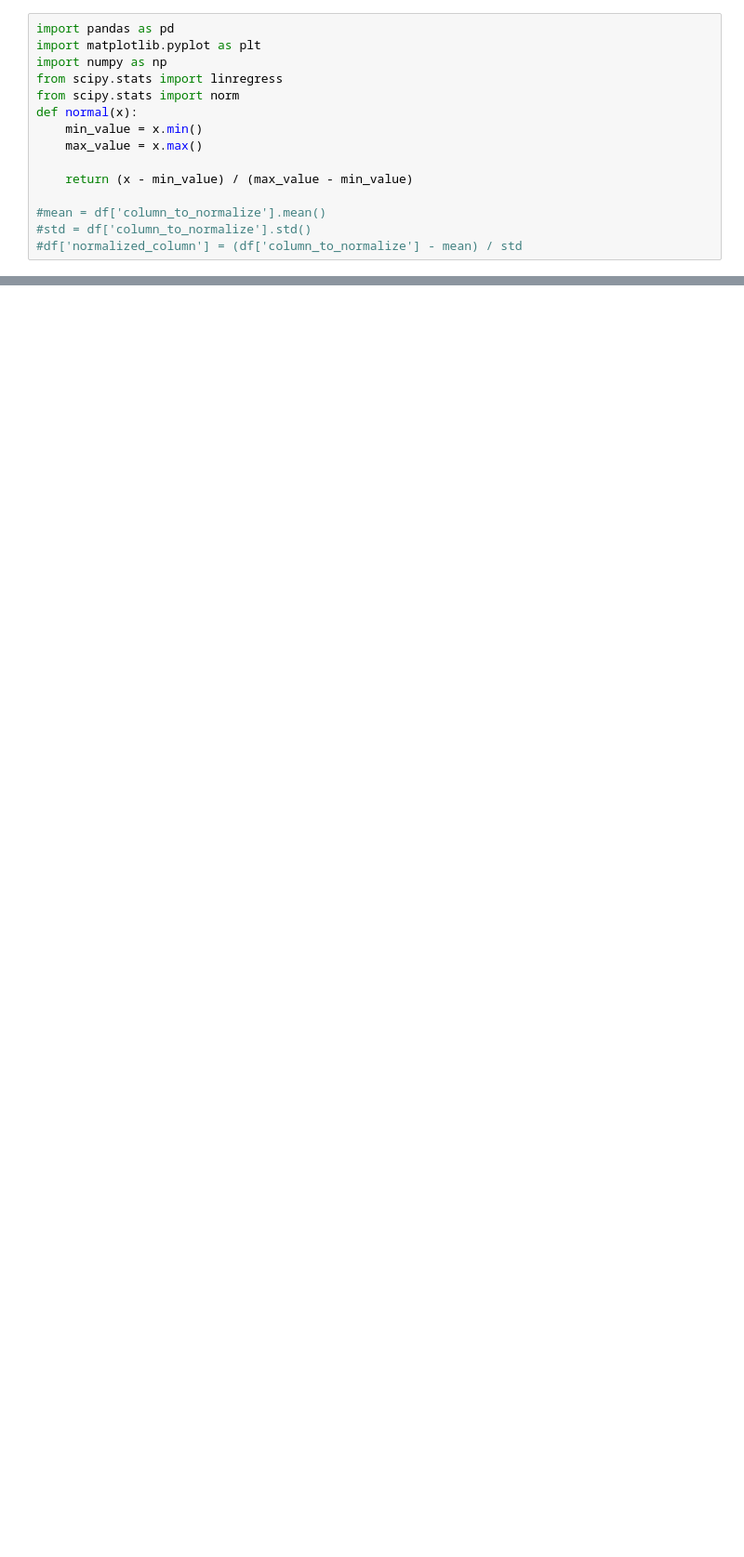
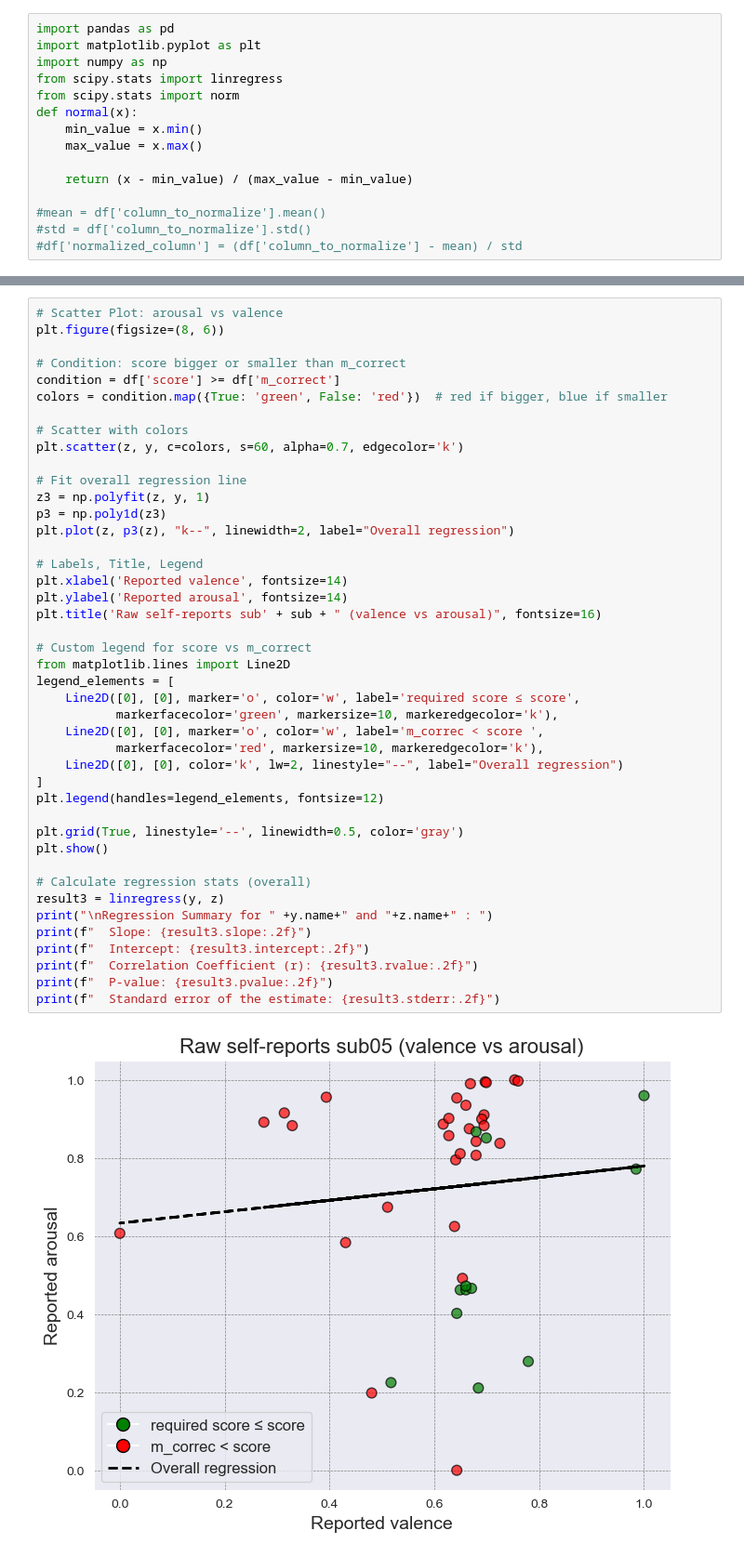
Before and after one commit to Aliadelik07/effort_analysis, a Jupyter notebook: Block_analysis.ipynb, the cells around one changed output, grey strips where cells are left out. Shown at 93% size. Drawn from its saved outputs; the diff is of its cells as text; blank space fills up the shorter version.

```diff
--- a/Block_analysis.ipynb
+++ b/Block_analysis.ipynb
@@ -304,0 +202,45 @@ df
+# %%
+# Scatter Plot: arousal vs valence
+plt.figure(figsize=(8, 6))
+
+# Condition: score bigger or smaller than m_correct
+condition = df['score'] >= df['m_correct']
+colors = condition.map({True: 'green', False: 'red'})  # red if bigger, blue if smaller
+
+# Scatter with colors
+plt.scatter(z, y, c=colors, s=60, alpha=0.7, edgecolor='k')
+
+# Fit overall regression line
+z3 = np.polyfit(z, y, 1)
+p3 = np.poly1d(z3)
+plt.plot(z, p3(z), "k--", linewidth=2, label="Overall regression")
+
+# Labels, Title, Legend
+plt.xlabel('Reported valence', fontsize=14)
+plt.ylabel('Reported arousal', fontsize=14)
+plt.title('Raw self-reports sub' + sub + " (valence vs arousal)", fontsize=16)
+
+# Custom legend for score vs m_correct
+from matplotlib.lines import Line2D
+legend_elements = [
+    Line2D([0], [0], marker='o', color='w', label='required score ≤ score',
+           markerfacecolor='green', markersize=10, markeredgecolor='k'),
+    Line2D([0], [0], marker='o', color='w', label='m_correc < score ',
+           markerfacecolor='red', markersize=10, markeredgecolor='k'),
+    Line2D([0], [0], color='k', lw=2, linestyle="--", label="Overall regression")
+]
+plt.legend(handles=legend_elements, fontsize=12)
+
+plt.grid(True, linestyle='--', linewidth=0.5, color='gray')
+plt.show()
+
+# Calculate regression stats (overall)
+result3 = linregress(y, z)
+print("\nRegression Summary for " +y.name+" and "+z.name+" : ")
+print(f"  Slope: {result3.slope:.2f}")
+print(f"  Intercept: {result3.intercept:.2f}")
+print(f"  Correlation Coefficient (r): {result3.rvalue:.2f}")
+print(f"  P-value: {result3.pvalue:.2f}")
+print(f"  Standard error of the estimate: {result3.stderr:.2f}")
+# %% [output]
+[figure, added]
```
Also changed, not shown: parts of 23 cells of this notebook, 9 other files.
